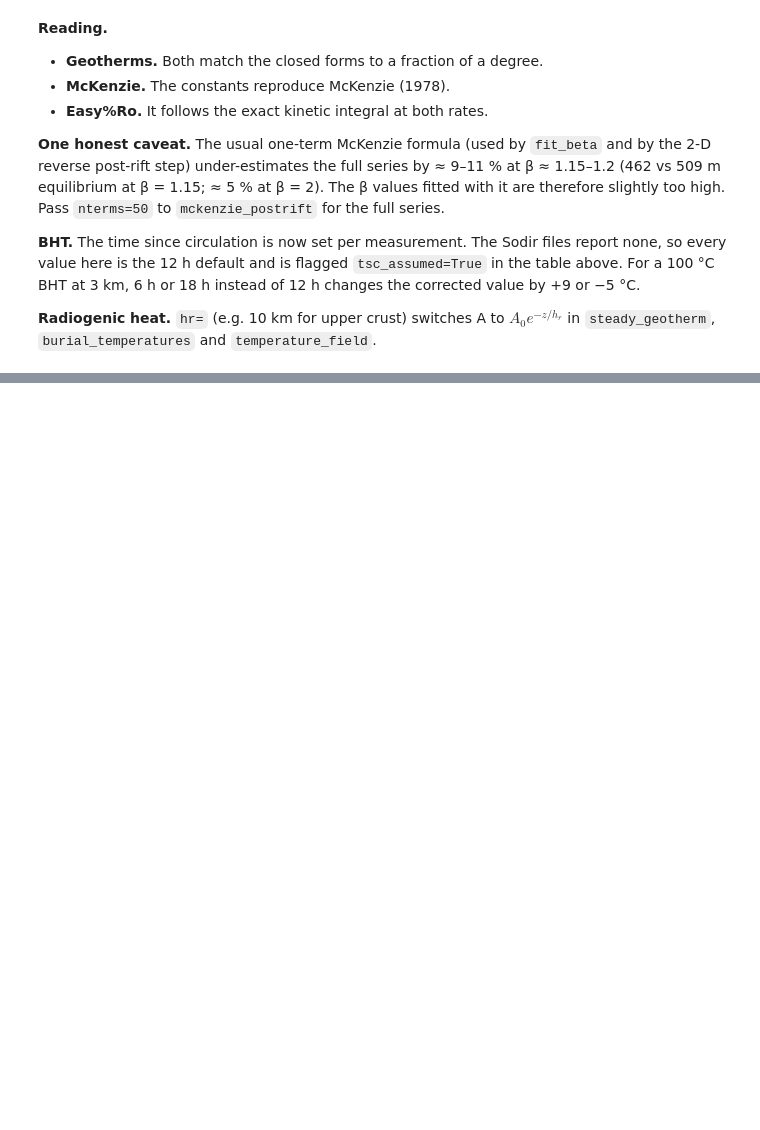
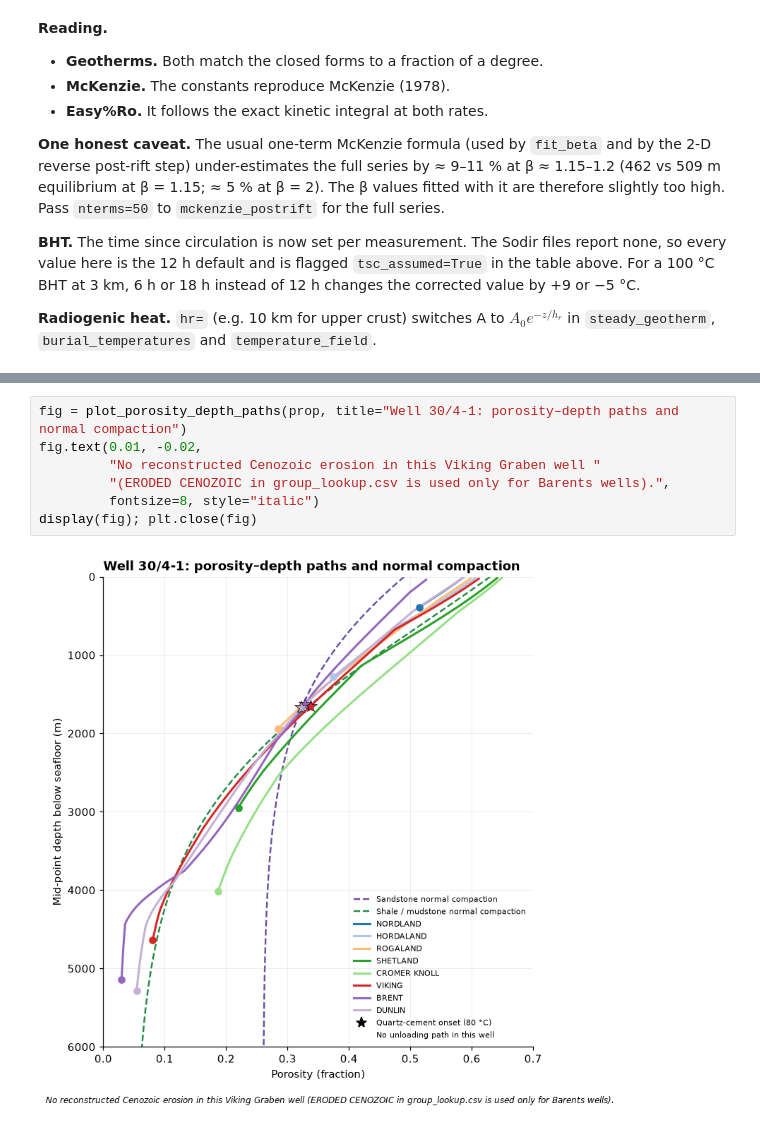
Before and after one commit to GeoLarryLai/pyBasinSubs, a Jupyter notebook: notebooks/pyBasinSubs_6_north_sea_thermal.ipynb, the cells around one changed output, grey strips where cells are left out. Saved outputs shown, nothing was run; the diff lists cells and outputs as text; blank space fills up the shorter version.

```diff
--- a/notebooks/pyBasinSubs_6_north_sea_thermal.ipynb
+++ b/notebooks/pyBasinSubs_6_north_sea_thermal.ipynb
@@ -443,0 +568,9 @@ saved image/nb6_thermal_benchmarks.png
+# %%
+fig = plot_porosity_depth_paths(prop, title="Well 30/4-1: porosity–depth paths and normal compaction")
+fig.text(0.01, -0.02,
+         "No reconstructed Cenozoic erosion in this Viking Graben well "
+         "(ERODED CENOZOIC in group_lookup.csv is used only for Barents wells).",
+         fontsize=8, style="italic")
+display(fig); plt.close(fig)
+# %% [output]
+[figure, added]
```
Also changed, not shown: parts of 28 cells of this notebook, 44 other files.
